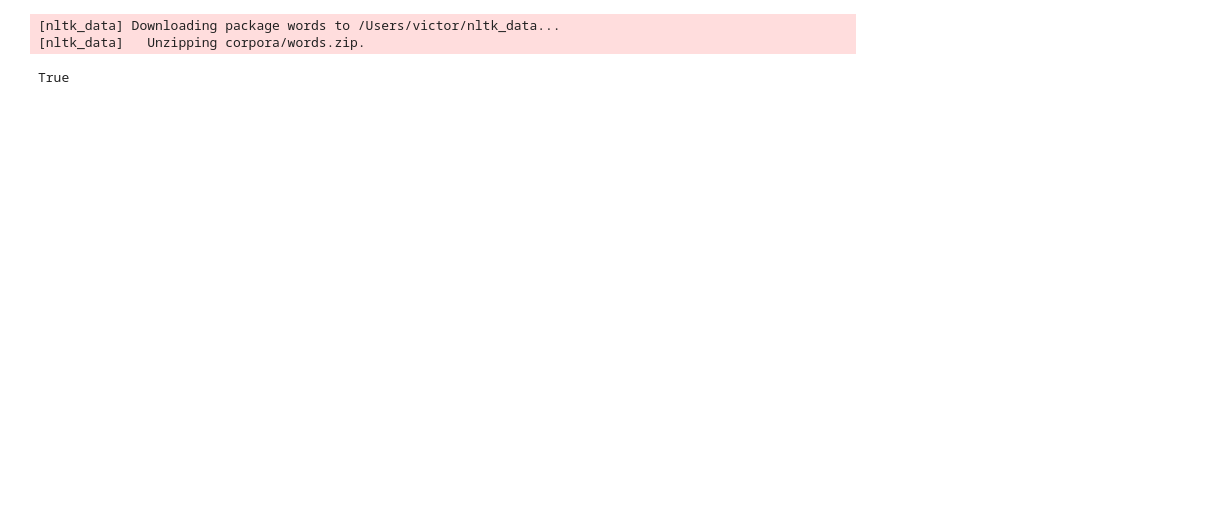
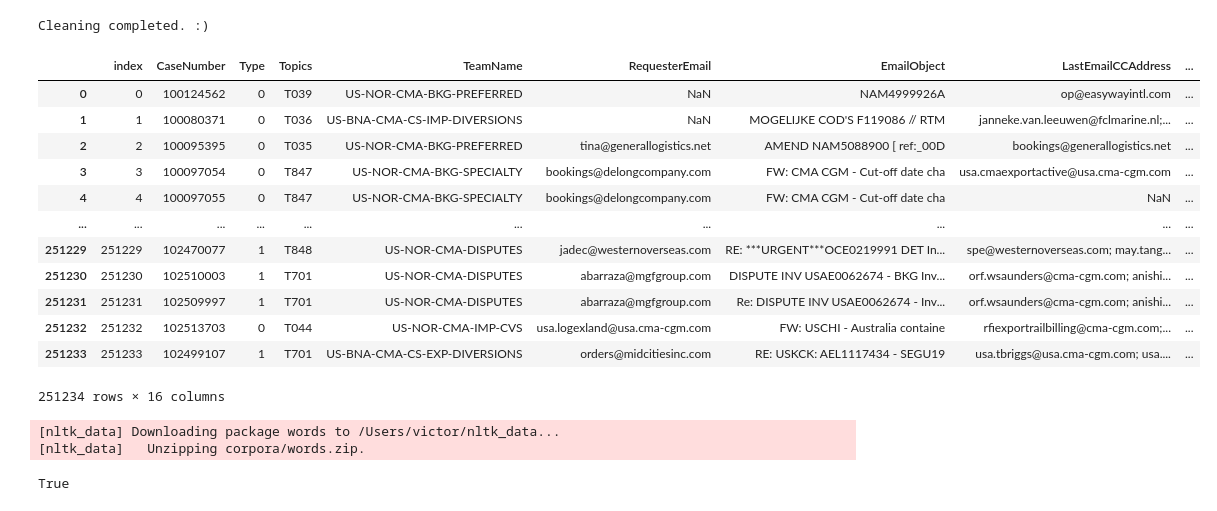
Before and after one commit to victor-radermecker/No-Action-Email-Prediction-Model, a Jupyter notebook: src/cleaning_pipeline.ipynb, the cells around one changed output. Drawn from its saved outputs; the diff is of its cells as text; code cells hidden in the pictures; blank space fills up the shorter version.

Commit message:
Data Cleaning Final

```diff
--- a/src/cleaning_pipeline.ipynb
+++ b/src/cleaning_pipeline.ipynb
@@ -13,7 +13,11 @@ warnings.filterwarnings('ignore')
 data_path = "/Users/victor/Documents/Confidential Dataset/ML_NOAC_NOVA_Extraction.csv"
 
 # Read data
-# df2 = pd.read_csv(data_path)
+df = pd.read_csv(data_path)
+
+# split the dataset in two equal parts
+# df1 = df.iloc[: int(len(df) / 2), :]
+# df2 = df.iloc[int(len(df) / 2) :, :]
+
+# path1 = "/Users/victor/Documents/Confidential Dataset/ML_NOAC_NOVA_Extraction_Cleaned_DF1.csv"
+# path2 = "/Users/victor/Documents/Confidential Dataset/ML_NOAC_NOVA_Extraction_Cleaned_DF2.csv"
-# %%
-df = pd.DataFrame()
-data_cleaning(df)
@@ -36,3 +24,23 @@ Cleaning completed. :)
+# %%
+path3 = "/Users/victor/Documents/Confidential Dataset/ML_NOAC_NOVA_Extraction_Cleaned_DF3_Full.csv"
+path4 = "/Users/victor/Documents/Confidential Dataset/ML_NOAC_NOVA_Extraction_Cleaned_DF4_Full.csv"
+# %%
+data_cleaning(df, path4, lemmatize=False, stopwords=False, english_words=False)
+# %% [output]
+Cleaning completed. :)
+|  | index | CaseNumber | Type | Topics | TeamName | RequesterEmail | EmailObject | LastEmailCCAddress | ... |
+| 0 | 0 | 100124562 | 0 | T039 | US-NOR-CMA-BKG-PREFERRED | NaN | NAM4999926A | op@easywayintl.com | ... |
+| 1 | 1 | 100080371 | 0 | T036 | US-BNA-CMA-CS-IMP-DIVERSIONS | NaN | MOGELIJKE COD'S F119086 // RTM | janneke.van.leeuwen@fclmarine.nl;... | ... |
+| 2 | 2 | 100095395 | 0 | T035 | US-NOR-CMA-BKG-PREFERRED | tina@generallogistics.net | AMEND NAM5088900 [ ref:_00D | bookings@generallogistics.net | ... |
+| 3 | 3 | 100097054 | 0 | T847 | US-NOR-CMA-BKG-SPECIALTY | bookings@delongcompany.com | FW: CMA CGM - Cut-off date cha | usa.cmaexportactive@usa.cma-cgm.com | ... |
+| 4 | 4 | 100097055 | 0 | T847 | US-NOR-CMA-BKG-SPECIALTY | bookings@delongcompany.com | FW: CMA CGM - Cut-off date cha | NaN | ... |
+| ... | ... | ... | ... | ... | ... | ... | ... | ... | ... |
+| 251229 | 251229 | 102470077 | 1 | T848 | US-NOR-CMA-DISPUTES | jadec@westernoverseas.com | RE: ***URGENT***OCE0219991 DET In... | spe@westernoverseas.com; may.tang... | ... |
+| 251230 | 251230 | 102510003 | 1 | T701 | US-NOR-CMA-DISPUTES | abarraza@mgfgroup.com | DISPUTE INV USAE0062674 - BKG Inv... | orf.wsaunders@cma-cgm.com; anishi... | ... |
+| 251231 | 251231 | 102509997 | 1 | T701 | US-NOR-CMA-DISPUTES | abarraza@mgfgroup.com | Re: DISPUTE INV USAE0062674 - Inv... | orf.wsaunders@cma-cgm.com; anishi... | ... |
+| 251232 | 251232 | 102513703 | 0 | T044 | US-NOR-CMA-IMP-CVS | usa.logexland@usa.cma-cgm.com | FW: USCHI - Australia containe | rfiexportrailbilling@cma-cgm.com;... | ... |
+| 251233 | 251233 | 102499107 | 1 | T701 | US-BNA-CMA-CS-EXP-DIVERSIONS | orders@midcitiesinc.com | RE: USKCK: AEL1117434 - SEGU19 | usa.tbriggs@usa.cma-cgm.com; usa.... | ... |
+251234 rows × 16 columns
 # %%
 # nltk.download('omw-1.4')
 # nltk.download('words')
```
Also changed, not shown: parts of 7 cells of this notebook, 7 other files.
